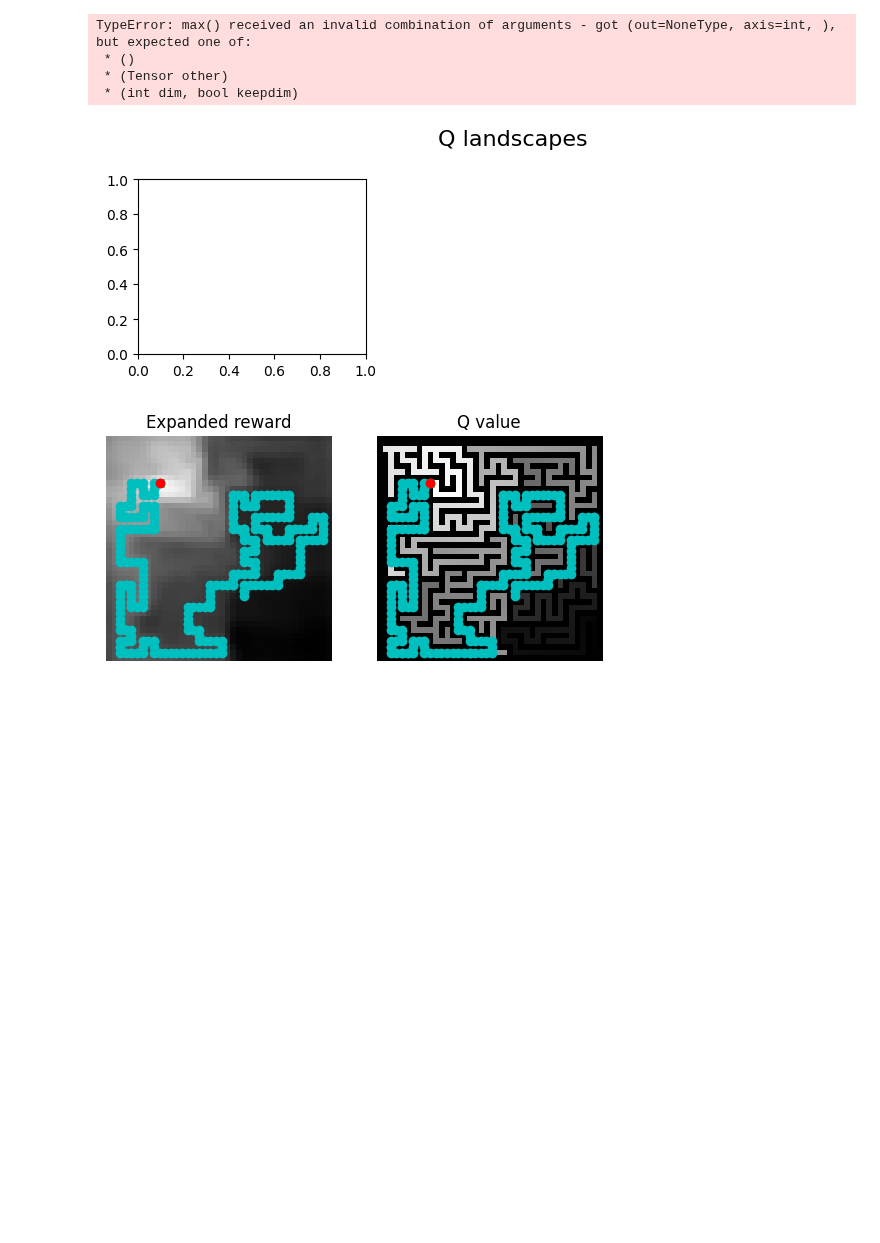
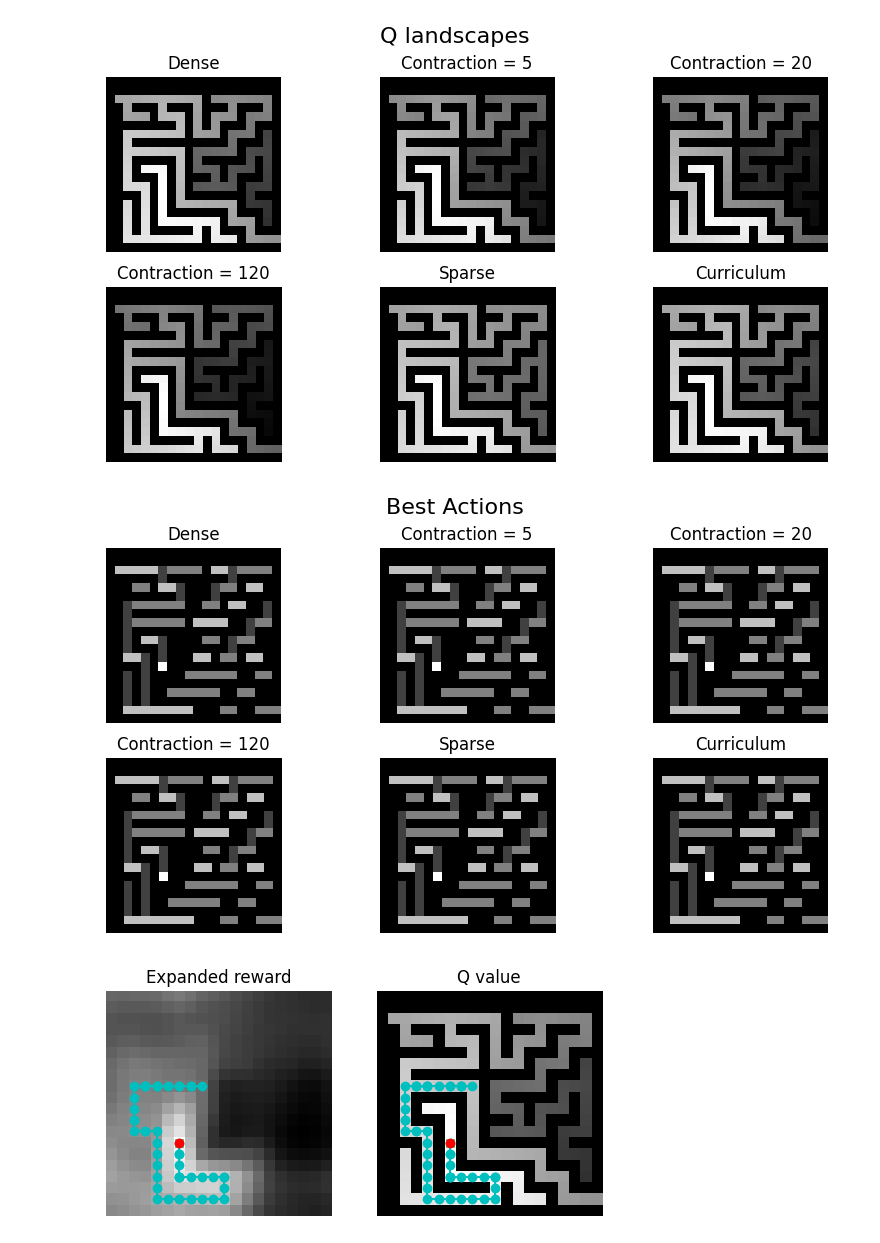
Before and after one commit to Alex427427427/2023_SRP_long_horizon, a Jupyter notebook: maze_world/5_maze_evaluation.ipynb, the cells around one changed output. Cells and saved outputs as stored; diff of their text form; code cells hidden in the pictures; blank space fills up the shorter version.

Commit message:
trained, tried to add curriculum

```diff
--- a/maze_world/5_maze_evaluation.ipynb
+++ b/maze_world/5_maze_evaluation.ipynb
@@ -32,7 +32,7 @@ gamma = 0.99
 eval_episodes = 1000
 eval_steps = 100
 
-move_penalty = 0.1
+move_penalty = 0.5
 # %%
 #Create new env with estimated reward and train agent
 shrink_factor = 50
@@ -67,6 +67,6 @@ env_4.plot_reward()
 # %%
 #Create new env with estimated reward and train agent
-env_5 = Maze(sparse=True, move_penalty=move_penalty)
+env_5 = Maze(sparse=True, move_penalty=move_penalty, goal_reward=100)
 env_5.plot_reward()
 #Q_1 = env_1.value_iter2(iters=iters, alpha=alpha,gamma=gamma,initial_eps=initial_epsilon, eps_anneal_rate=eps_anneal_rate,disp=True,plot_freq=1000)
 # %% [output]
@@ -74,10 +74,10 @@ env_5.plot_reward()
 # %%
 # train agent on all envs, evaluate performance every 10 episodes, produce 5 arrays of performances and plot
-num_episodes = 3000
-eval_frequency = 50
-episode_length = 1000
+num_episodes = 1000
+eval_frequency = 20
+episode_length = 500
 e = 0.3
-s = 400
+s = 300
 eps = np.arange(0, num_episodes, eval_frequency)
 n_Qs = 10
 perf_1 = np.zeros((n_Qs, len(eps)))
@@ -85,11 +85,14 @@ perf_2 = np.zeros((n_Qs, len(eps)))
 perf_3 = np.zeros((n_Qs, len(eps)))
 perf_4 = np.zeros((n_Qs, len(eps)))
 perf_5 = np.zeros((n_Qs, len(eps)))
+perf_6 = np.zeros((n_Qs, len(eps))) # curriculum
 Q_1 = torch.ones(n_Qs, env_1.Nx*env_1.Ny, env_1.action_space.shape[0])
 Q_2 = torch.ones(n_Qs, env_2.Nx*env_2.Ny, env_2.action_space.shape[0])
 Q_3 = torch.ones(n_Qs, env_3.Nx*env_3.Ny, env_3.action_space.shape[0])
 Q_4 = torch.ones(n_Qs, env_4.Nx*env_4.Ny, env_4.action_space.shape[0])
 Q_5 = torch.ones(n_Qs, env_5.Nx*env_5.Ny, env_5.action_space.shape[0])
+Q_6 = torch.ones(n_Qs, env_1.Nx*env_1.Ny, env_1.action_space.shape[0]) # curriculum
+curriculum_advance_episode = 220
 for i in range(n_Qs):
     print(f"Repetition {i}")
     for epoch in range(len(eps)):
@@ -99,12 +102,17 @@ for i in range(n_Qs):
         Q_3[i] = env_3.train_Q_1_epoch(episodes=eval_frequency, init_Q=Q_3[i], episode_length=episode_length, alpha=alpha,gamma=gamma,final_greediness=0.5, eps_anneal=True,disp=False)
         Q_4[i] = env_4.train_Q_1_epoch(episodes=eval_frequency, init_Q=Q_4[i], episode_length=episode_length, alpha=alpha,gamma=gamma,final_greediness=0.5, eps_anneal=True,disp=False)
         Q_5[i] = env_5.train_Q_1_epoch(episodes=eval_frequency, init_Q=Q_5[i], episode_length=episode_length, alpha=alpha,gamma=gamma,final_greediness=0.5, eps_anneal=True,disp=False)
+        if epoch < curriculum_advance_episode:
+            Q_6[i] = env_1.train_Q_1_epoch(episodes=eval_frequency, init_Q=Q_6[i], episode_length=episode_length, alpha=alpha,gamma=gamma,final_greediness=0.5, eps_anneal=True,disp=False)
+        else:
+            Q_6[i] = env_5.train_Q_1_epoch(episodes=eval_frequency, init_Q=Q_6[i], episode_length=episode_length, alpha=alpha,gamma=gamma,final_greediness=0.5, eps_anneal=True,disp=False)
         print(f"epoch {epoch}, evaluating performance")
         perf_1[i, epoch] = env_1.evaluate_Q(Q=Q_1[i], episodes=20, episode_length=s, final_greediness=1-e, eps_anneal=False, use_start_zone=False)
         perf_2[i, epoch] = env_2.evaluate_Q(Q=Q_2[i], episodes=20, episode_length=s, final_greediness=1-e, eps_anneal=False, use_start_zone=False)
         perf_3[i, epoch] = env_3.evaluate_Q(Q=Q_3[i], episodes=20, episode_length=s, final_greediness=1-e, eps_anneal=False, use_start_zone=False)
         perf_4[i, epoch] = env_4.evaluate_Q(Q=Q_4[i], episodes=20, episode_length=s, final_greediness=1-e, eps_anneal=False, use_start_zone=False)
         perf_5[i, epoch] = env_5.evaluate_Q(Q=Q_5[i], episodes=20, episode_length=s, final_greediness=1-e, eps_anneal=False, use_start_zone=False)
+        perf_6[i, epoch] = env_1.evaluate_Q(Q=Q_6[i], episodes=20, episode_length=s, final_greediness=1-e, eps_anneal=False, use_start_zone=False)
 # %% [output]
 Repetition 0
 epoch 0, learning Q
@@ -197,35 +236,39 @@ plt.subplot(2,3,5)
 plt.imshow(env_5.reward_landscape.T, origin='lower', cmap='gray')
 plt.axis('off')
 plt.title(labels[4])
-plt.savefig(f"{folder}/figs/rewards_compare.png")
+plt.savefig(f"{eval_folder}/rewards_compare.png")
 plt.show()
 
 
-# create side by side subplots of the 5 Q functions
+# create side by side subplots of the 6 Q functions
 plt.figure(figsize=(10,5))
 plt.suptitle("Q landscapes", fontsize=16)
 plt.subplot(2,3,1)
-plt.imshow(np.max(Q_1[0],axis=1).reshape(env_1.Nx,env_1.Ny).T,origin='lower', cmap='gray')
+plt.imshow(np.max(Q_1[0].numpy(), axis=1).reshape(env_1.Nx,env_1.Ny).T,origin='lower', cmap='gray')
 # hide the axes
 plt.axis('off')
 plt.title(labels[0])
 plt.subplot(2,3,2)
-plt.imshow(np.max(Q_2[0],axis=1).reshape(env_1.Nx,env_1.Ny).T,origin='lower', cmap='gray')
+plt.imshow(np.max(Q_2[0].numpy(), axis=1).reshape(env_1.Nx,env_1.Ny).T,origin='lower', cmap='gray')
 plt.axis('off')
 plt.title(labels[1])
 plt.subplot(2,3,3)
-plt.imshow(np.max(Q_3[0],axis=1).reshape(env_1.Nx,env_1.Ny).T,origin='lower', cmap='gray')
+plt.imshow(np.max(Q_3[0].numpy(), axis=1).reshape(env_1.Nx,env_1.Ny).T,origin='lower', cmap='gray')
 plt.axis('off')
 plt.title(labels[2])
 plt.subplot(2,3,4)
-plt.imshow(np.max(Q_4[0],axis=1).reshape(env_1.Nx,env_1.Ny).T,origin='lower', cmap='gray')
+plt.imshow(np.max(Q_4[0].numpy(), axis=1).reshape(env_1.Nx,env_1.Ny).T,origin='lower', cmap='gray')
 plt.axis('off')
 plt.title(labels[3])
 plt.subplot(2,3,5)
-plt.imshow(np.max(Q_5[0],axis=1).reshape(env_1.Nx,env_1.Ny).T,origin='lower', cmap='gray')
+plt.imshow(np.max(Q_5[0].numpy(), axis=1).reshape(env_1.Nx,env_1.Ny).T,origin='lower', cmap='gray')
 plt.axis('off')
 plt.title(labels[4])
-plt.savefig(f"{folder}/figs/Q_compare.png")
+plt.subplot(2,3,6)
+plt.imshow(np.max(Q_6[0].numpy(), axis=1).reshape(env_1.Nx,env_1.Ny).T,origin='lower', cmap='gray')
+plt.axis('off')
+plt.title(labels[5])
+plt.savefig(f"{eval_folder}/Q_compare.png")
 plt.show()
 
 
@@ -233,26 +276,30 @@ plt.show()
 plt.figure(figsize=(10,5))
 plt.suptitle("Best Actions", fontsize=16)
 plt.subplot(2,3,1)
-plt.imshow(np.argmax(Q_1[0],axis=1).reshape(env_1.Nx,env_1.Ny).T,origin='lower', cmap='gray')
+plt.imshow(np.argmax(Q_1[0].numpy(), axis=1).reshape(env_1.Nx,env_1.Ny).T,origin='lower', cmap='gray')
 # hide the axes
 plt.axis('off')
 plt.title(labels[0])
 plt.subplot(2,3,2)
-plt.imshow(np.argmax(Q_2[0],axis=1).reshape(env_1.Nx,env_1.Ny).T,origin='lower', cmap='gray')
+plt.imshow(np.argmax(Q_2[0].numpy(), axis=1).reshape(env_1.Nx,env_1.Ny).T,origin='lower', cmap='gray')
 plt.axis('off')
 plt.title(labels[1])
 plt.subplot(2,3,3)
-plt.imshow(np.argmax(Q_3[0],axis=1).reshape(env_1.Nx,env_1.Ny).T,origin='lower', cmap='gray')
+plt.imshow(np.argmax(Q_3[0].numpy(), axis=1).reshape(env_1.Nx,env_1.Ny).T,origin='lower', cmap='gray')
 plt.axis('off')
 plt.title(labels[2])
 plt.subplot(2,3,4)
-plt.imshow(np.argmax(Q_4[0],axis=1).reshape(env_1.Nx,env_1.Ny).T,origin='lower', cmap='gray')
+plt.imshow(np.argmax(Q_4[0].numpy(), axis=1).reshape(env_1.Nx,env_1.Ny).T,origin='lower', cmap='gray')
 plt.axis('off')
 plt.title(labels[3])
 plt.subplot(2,3,5)
-plt.imshow(np.argmax(Q_5[0],axis=1).reshape(env_1.Nx,env_1.Ny).T,origin='lower', cmap='gray')
+plt.imshow(np.argmax(Q_5[0].numpy(), axis=1).reshape(env_1.Nx,env_1.Ny).T,origin='lower', cmap='gray')
 plt.axis('off')
 plt.title(labels[4])
-plt.savefig(f"{folder}/figs/best_action_compare.png")
+plt.subplot(2,3,6)
+plt.imshow(np.argmax(Q_6[0].numpy(), axis=1).reshape(env_1.Nx,env_1.Ny).T,origin='lower', cmap='gray')
+plt.axis('off')
+plt.title(labels[5])
+plt.savefig(f"{eval_folder}/best_action_compare.png")
 plt.show()
 # %% [output]
@@ -260,10 +307,7 @@ plt.show()
-TypeError: max() received an invalid combination of arguments - got (out=NoneType, axis=int, ), but expected one of:
- * ()
- * (Tensor other)
- * (int dim, bool keepdim)
-[figure, old version]
+[figure, new version]
+[figure, added]
 # %%
-_, _ = env_1.test_Q_once(Q=Q_1[0], episode_length=400, final_greediness=0.8, eps_anneal=False, use_start_zone=True, disp=True)
+_, _ = env_1.test_Q_once(Q=Q_1[0].numpy(), episode_length=400, final_greediness=0.8, eps_anneal=False, use_start_zone=False, disp=True)
 # %% [output]
-[figure, old version]
+[figure, new version]
 # %%
```
Also changed, not shown: parts of 13 cells of this notebook, 49 other files.
